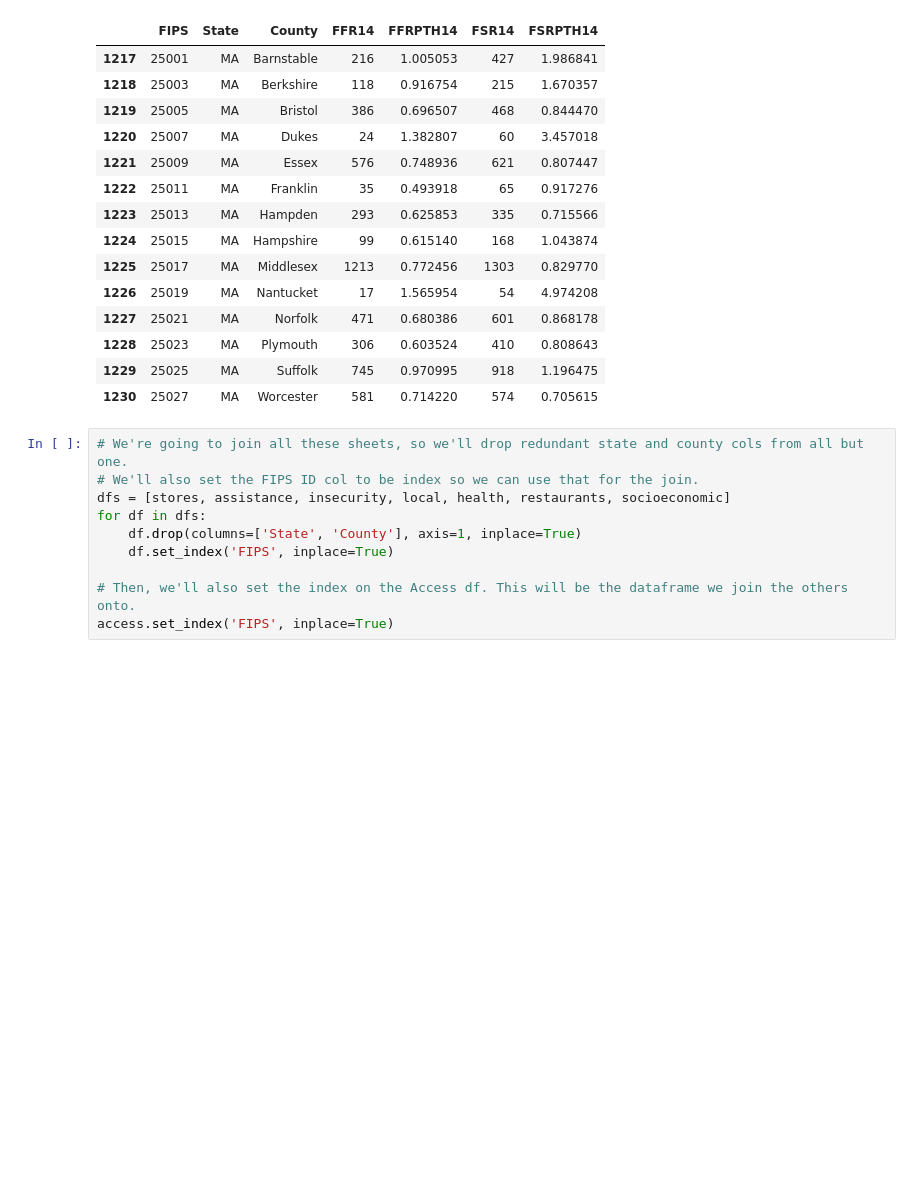
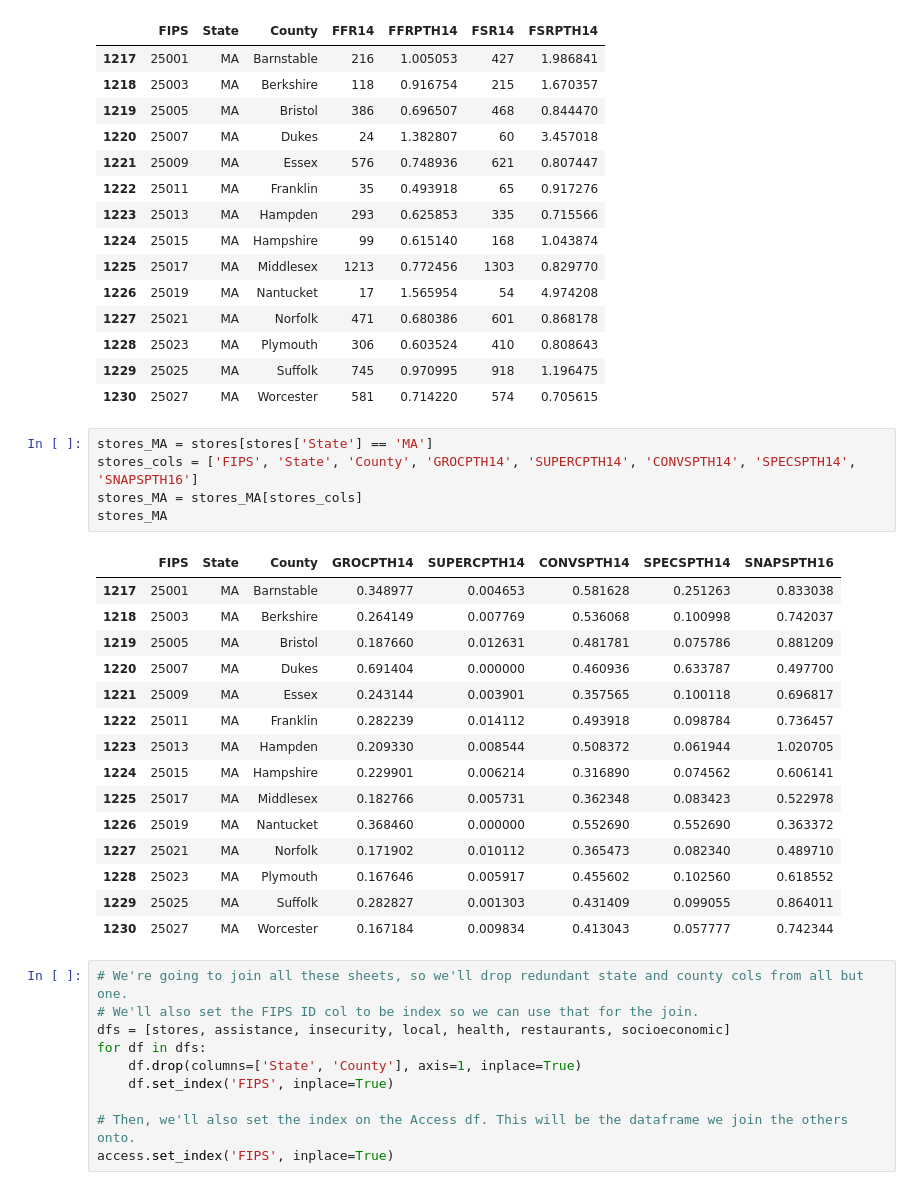
Before and after one commit to rserur/food-atlas-viz-app, a Jupyter notebook: rebecca_notebook.ipynb, the cells around one changed output. Saved outputs shown, nothing was run; the diff lists cells and outputs as text; blank space fills up the shorter version.

```diff
--- a/rebecca_notebook.ipynb
+++ b/rebecca_notebook.ipynb
@@ -47,6 +47,27 @@ restaurants_MA
 | 1228 | 25023 | MA | Plymouth | 306 | 0.603524 | 410 | 0.808643 |
 | 1229 | 25025 | MA | Suffolk | 745 | 0.970995 | 918 | 1.196475 |
 | 1230 | 25027 | MA | Worcester | 581 | 0.714220 | 574 | 0.705615 |
+# %%
+stores_MA = stores[stores['State'] == 'MA']
+stores_cols = ['FIPS', 'State', 'County', 'GROCPTH14', 'SUPERCPTH14', 'CONVSPTH14', 'SPECSPTH14', 'SNAPSPTH16']
+stores_MA = stores_MA[stores_cols]
+stores_MA
+# %% [output]
+|  | FIPS | State | County | GROCPTH14 | SUPERCPTH14 | CONVSPTH14 | SPECSPTH14 | SNAPSPTH16 |
+| 1217 | 25001 | MA | Barnstable | 0.348977 | 0.004653 | 0.581628 | 0.251263 | 0.833038 |
+| 1218 | 25003 | MA | Berkshire | 0.264149 | 0.007769 | 0.536068 | 0.100998 | 0.742037 |
+| 1219 | 25005 | MA | Bristol | 0.187660 | 0.012631 | 0.481781 | 0.075786 | 0.881209 |
+| 1220 | 25007 | MA | Dukes | 0.691404 | 0.000000 | 0.460936 | 0.633787 | 0.497700 |
+| 1221 | 25009 | MA | Essex | 0.243144 | 0.003901 | 0.357565 | 0.100118 | 0.696817 |
+| 1222 | 25011 | MA | Franklin | 0.282239 | 0.014112 | 0.493918 | 0.098784 | 0.736457 |
+| 1223 | 25013 | MA | Hampden | 0.209330 | 0.008544 | 0.508372 | 0.061944 | 1.020705 |
+| 1224 | 25015 | MA | Hampshire | 0.229901 | 0.006214 | 0.316890 | 0.074562 | 0.606141 |
+| 1225 | 25017 | MA | Middlesex | 0.182766 | 0.005731 | 0.362348 | 0.083423 | 0.522978 |
+| 1226 | 25019 | MA | Nantucket | 0.368460 | 0.000000 | 0.552690 | 0.552690 | 0.363372 |
+| 1227 | 25021 | MA | Norfolk | 0.171902 | 0.010112 | 0.365473 | 0.082340 | 0.489710 |
+| 1228 | 25023 | MA | Plymouth | 0.167646 | 0.005917 | 0.455602 | 0.102560 | 0.618552 |
+| 1229 | 25025 | MA | Suffolk | 0.282827 | 0.001303 | 0.431409 | 0.099055 | 0.864011 |
+| 1230 | 25027 | MA | Worcester | 0.167184 | 0.009834 | 0.413043 | 0.057777 | 0.742344 |
 # %%
 # We're going to join all these sheets, so we'll drop redundant state and county cols from all but one.
 # We'll also set the FIPS ID col to be index so we can use that for the join.
```
